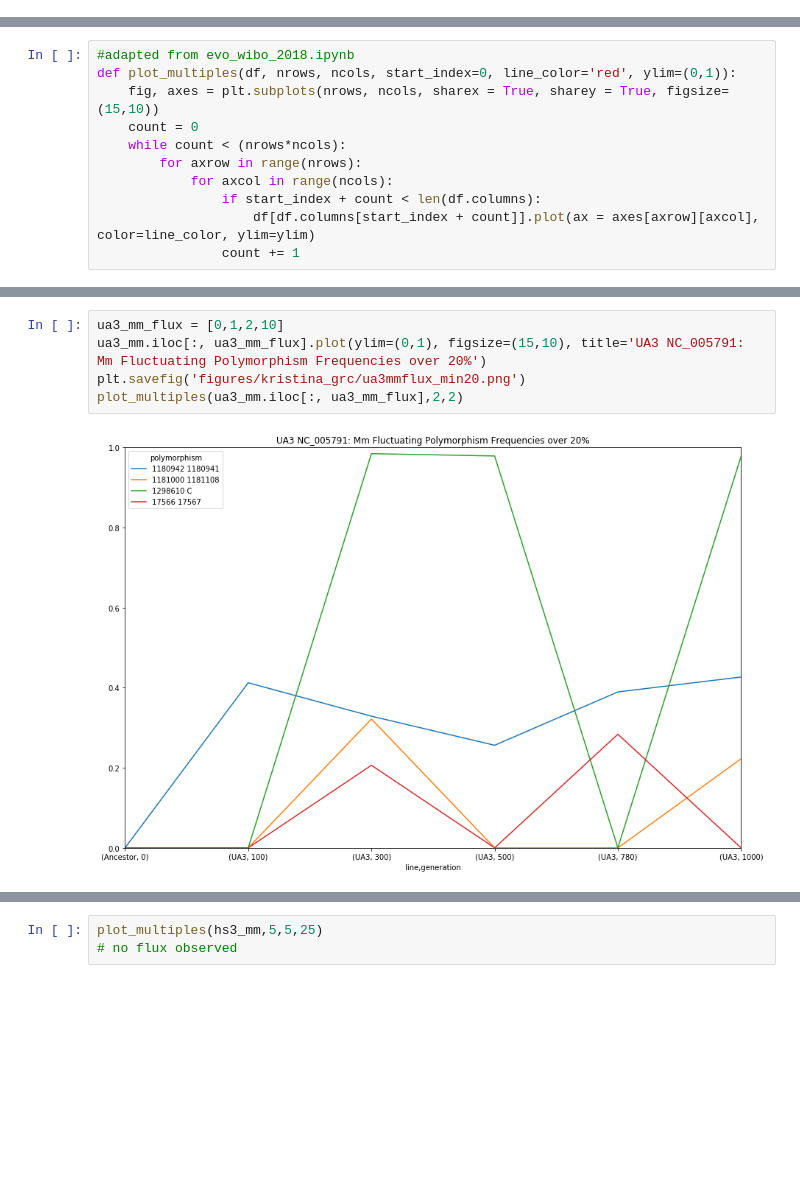
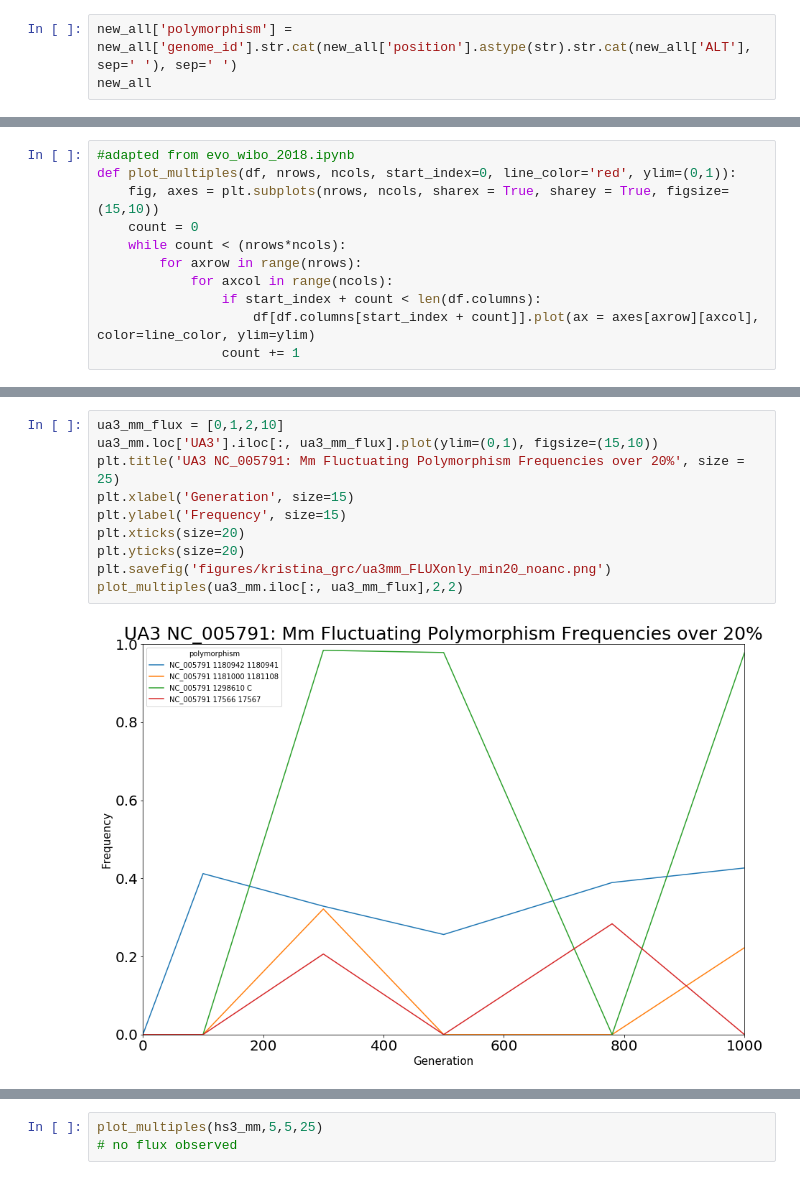
Before and after one commit to yeemey/dvh_mms2, a Jupyter notebook: notebooks/conference_data_prep/20190703_kristina_grc.ipynb, the cells around one changed output, grey strips where cells are left out. Drawn from its saved outputs; the diff is of its cells as text; blank space fills up the shorter version.

Commit message:
Plot only mutations that didn't start from the ancestor

```diff
--- a/notebooks/conference_data_prep/20190703_kristina_grc.ipynb
+++ b/notebooks/conference_data_prep/20190703_kristina_grc.ipynb
@@ -241,3 +254,6 @@ new_all[new_all['position'] == 999707]
 | 12377 | UE3-780 | UA3 | 780 | SNP | NaN | 3038 | NC_002937 | 999707 | NaN | ... |
 | 12378 | UE3-1000 | UA3 | 1000 | SNP | NaN | 3156 | NC_002937 | 999707 | NaN | ... |
 6 rows × 23 columns
+# %%
+new_all['polymorphism'] = new_all['genome_id'].str.cat(new_all['position'].astype(str).str.cat(new_all['ALT'], sep=' '), sep=' ')
+new_all
@@ -374,7 +504,12 @@ plot_multiples(ua3_mm,5,5,0)
 # %%
 ua3_mm_flux = [0,1,2,10]
-ua3_mm.iloc[:, ua3_mm_flux].plot(ylim=(0,1), figsize=(15,10), title='UA3 NC_005791: Mm Fluctuating Polymorphism Frequencies over 20%')
-plt.savefig('figures/kristina_grc/ua3mmflux_min20.png')
+ua3_mm.loc['UA3'].iloc[:, ua3_mm_flux].plot(ylim=(0,1), figsize=(15,10))
+plt.title('UA3 NC_005791: Mm Fluctuating Polymorphism Frequencies over 20%', size = 25)
+plt.xlabel('Generation', size=15)
+plt.ylabel('Frequency', size=15)
+plt.xticks(size=20)
+plt.yticks(size=20)
+plt.savefig('figures/kristina_grc/ua3mm_FLUXonly_min20_noanc.png')
 plot_multiples(ua3_mm.iloc[:, ua3_mm_flux],2,2)
 # %% [output]
-[figure, old version]
+[figure, new version]
```
Also changed, not shown: parts of 29 cells of this notebook.
